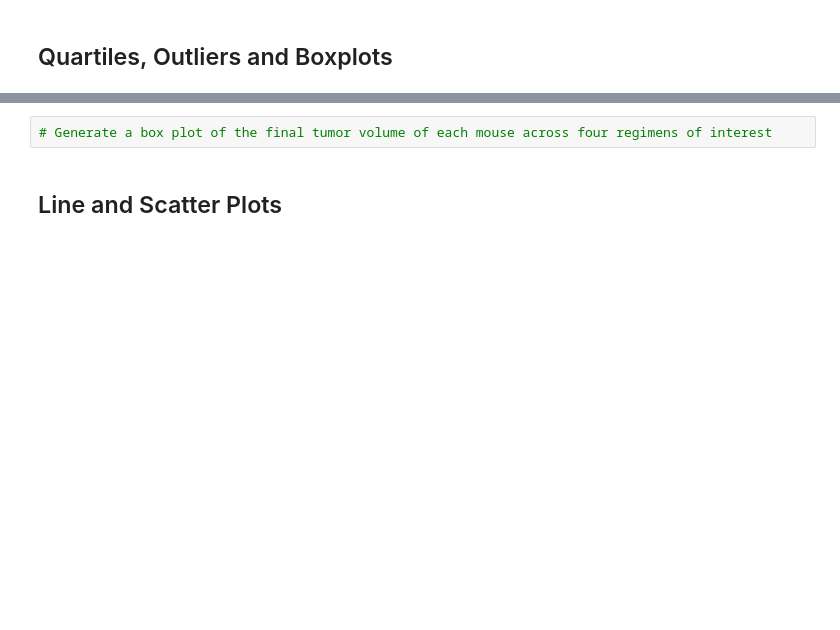
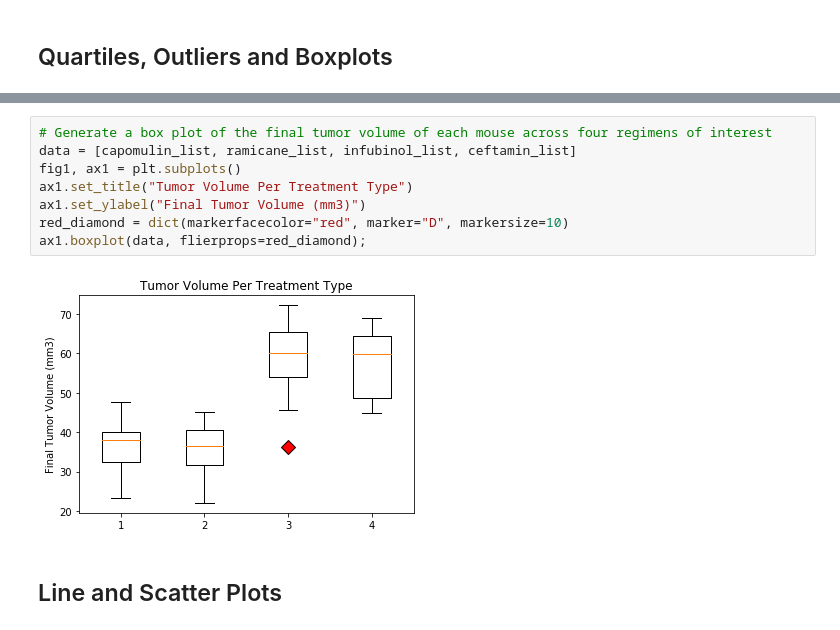
Before and after one commit to Autonomousse/Matplotlib-Cancer-Study, a Jupyter notebook: Pymaceuticals/pymaceuticals.ipynb, the cells around one changed output, grey strips where cells are left out. Saved outputs shown, nothing was run; the diff lists cells and outputs as text; blank space fills up the shorter version.

```diff
--- a/Pymaceuticals/pymaceuticals.ipynb
+++ b/Pymaceuticals/pymaceuticals.ipynb
@@ -318,5 +476,13 @@ tumor_vol = []
 # %%
 # Generate a box plot of the final tumor volume of each mouse across four regimens of interest
+data = [capomulin_list, ramicane_list, infubinol_list, ceftamin_list]
+fig1, ax1 = plt.subplots()
+ax1.set_title("Tumor Volume Per Treatment Type")
+ax1.set_ylabel("Final Tumor Volume (mm3)")
+red_diamond = dict(markerfacecolor="red", marker="D", markersize=10)
+ax1.boxplot(data, flierprops=red_diamond);
+# %% [output]
+[figure, added]
 # %% [markdown]
 ## Line and Scatter Plots
 # %%
```
Also changed, not shown: parts of 6 cells of this notebook.
